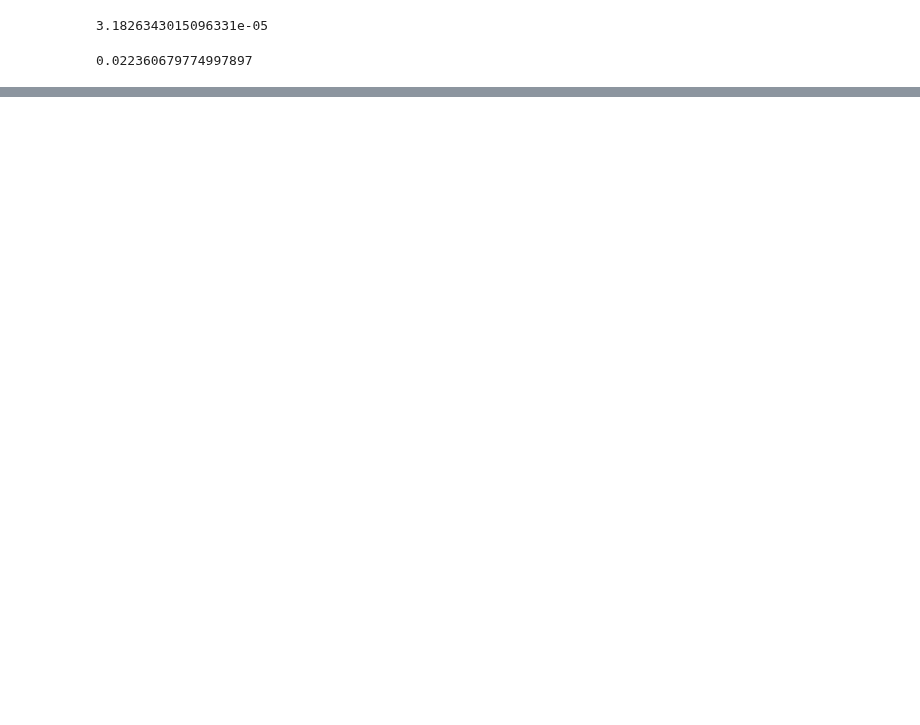
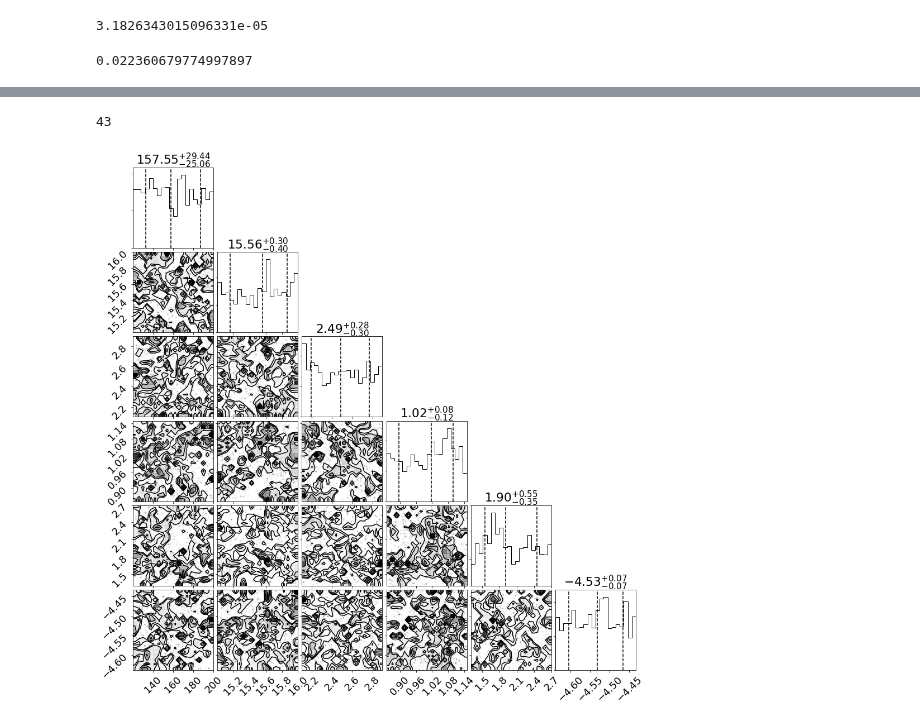
Before and after one commit to dflemin3/approxposterior, a Jupyter notebook: examples/Notebooks/Genetic_Toggle.ipynb, the cells around one changed output, grey strips where cells are left out. Cells and saved outputs as stored; diff of their text form; code cells hidden in the pictures; blank space fills up the shorter version.

Commit message:
added genetic toggle script

```diff
--- a/examples/Notebooks/Genetic_Toggle.ipynb
+++ b/examples/Notebooks/Genetic_Toggle.ipynb
@@ -177,20 +178,21 @@ def genetic_lnlike(x):
     # Run forward model to get prediction (final value of v)
     t = np.linspace(0.0, 10.0, 100)
     y0 = [1.0e-2, 1.0e-2] # results not sensitive to initial conditions
-    sol = odeint(genetic_model, y0, t, args=(alpha1, alpha2, gamma, beta, eta, IPTG, K))
+    sol = odeint(genetic_model, y0, t, args=(alpha1, alpha2, gamma, beta, eta, IPTG, 10**K),
+                 full_output=False)
 
     return -0.5*((erred_obs - sol[-1,1])**2 / err**2)
 # end function
 # %%
 def lnprob(x):
-    lp = print(genetic_lnprior(x))
+    lp = genetic_lnprior(x)
 
     if not np.isfinite(lp):
         return -np.inf
     return lp + genetic_lnlike(x)
 # %%
 ndim = 6          # Number of dimensions
-nsteps = 1000     # Number of MCMC iterations
+nsteps = 100    # Number of MCMC iterations
 verbose = False   # Don't output lots of stuff
 
 nwalk = 10 * ndim # Use 10 walkers per dimension
@@ -222,0 +212,11 @@ NameError: name 'lp' is not defined
+# %%
+iburn = mcmc_utils.estimate_burnin(sampler, nwalk, nsteps, ndim)
+print(iburn)
+# %% [output]
+43
+# %%
+fig = corner.corner(sampler.flatchain[iburn:],
+                    quantiles=[0.16, 0.5, 0.84],
+                    plot_contours=True, show_titles=True);
+# %% [output]
+[figure, added]
```
Also changed, not shown: parts of 5 cells of this notebook, 1 other file.
